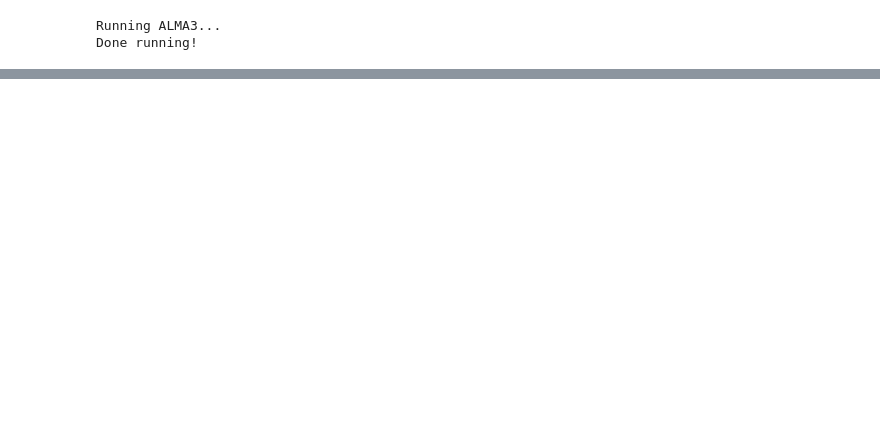
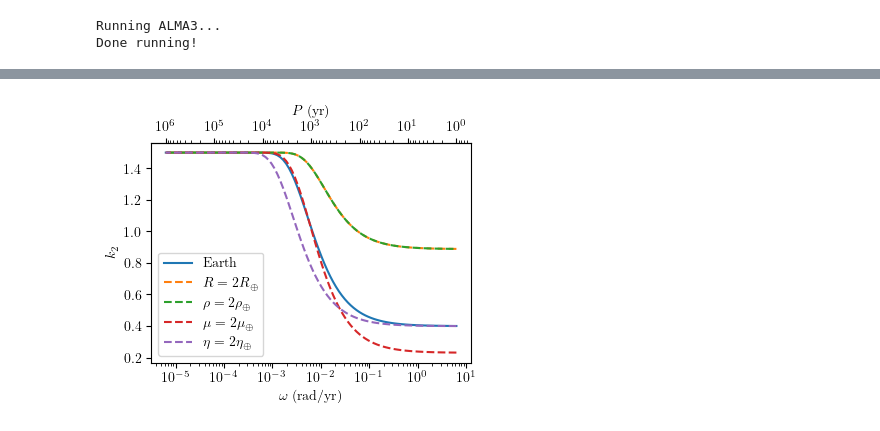
Before and after one commit to slagnews/AtmosphereLoveNumbers, a Jupyter notebook: k2_vs_tau.ipynb, the cells around one changed output, grey strips where cells are left out. Saved outputs shown, nothing was run; the diff lists cells and outputs as text; code cells hidden in the pictures; blank space fills up the shorter version.

```diff
--- a/k2_vs_tau.ipynb
+++ b/k2_vs_tau.ipynb
@@ -29,6 +38,13 @@ def k_an(t):
     tau = viscosity_earth/rigidity_earth
     tau_prime = (1+gamma2)*tau
     return 3/2/(1+gamma2)*(1+gamma2*(1-np.exp(-t/tau_prime)))#3/2/(1+gamma2)*(1/tau-1/tau_prime)*np.exp(-t/tau_prime)
+
+def k_an2(t, R, rho, rigidity, viscosity):
+    g = G*4*np.pi/3*rho*R
+    gamma2 = 19/2*rigidity/(rho*g*R)
+    tau = viscosity/rigidity
+    tau_prime = (1+gamma2)*tau
+    return 3/2/(1+gamma2)*(1+gamma2*(1-np.exp(-t/tau_prime)))#3/2/(1+gamma2)*(1/tau-1/tau_prime)*np.exp(-t/tau_prime)
 # %%
 gamma2 = 19/2*rigidity_earth/(rho_earth*g_earth*R_earth)
 tau = viscosity_earth/rigidity_earth
@@ -53,0 +80,22 @@ plt.show()
+# %%
+#t_interp = np.logspace(-3,3,100)*kyrs
+
+fig, ax = plt.subplots(figsize=(4,3.3))
+ax.plot(2*np.pi/t_interp,k_an(t_interp*yr), label="Earth")
+ax.plot(2*np.pi/t_interp, k_an2(t_interp*yr, 2*R_earth, rho_earth, rigidity_earth, viscosity_earth), linestyle="--", label=r"$R=2R_\oplus$")
+ax.plot(2*np.pi/t_interp[1:], k_an2(t_interp[1:]*yr, R_earth, 2*rho_earth, rigidity_earth, viscosity_earth), linestyle="--", label=r"$\rho=2\rho_\oplus$")
+ax.plot(2*np.pi/t_interp, k_an2(t_interp*yr, R_earth, rho_earth, 2*rigidity_earth, viscosity_earth), linestyle="--", label=r"$\mu=2\mu_\oplus$")
+ax.plot(2*np.pi/t_interp, k_an2(t_interp*yr, R_earth, rho_earth, rigidity_earth, 2*viscosity_earth), linestyle="--", label=r"$\eta=2\eta_\oplus$")
+
+ax2 = ax.secondary_xaxis("top", (lambda x:2*np.pi/(x), lambda x: 2*np.pi/(x)))
+ax2.set_xlabel(r"$P$ (yr)")
+
+ax.set_xscale("log")
+ax.set_xlabel(r"$\omega$ (rad/yr)")
+ax.set_ylabel(r"$k_2$")
+ax.legend()
+fig.tight_layout()
+fig.savefig("figures/report/k2_vs_omega_params.pdf")
+plt.show()
+# %% [output]
+[figure, added]
```
Also changed, not shown: parts of 4 cells of this notebook.
